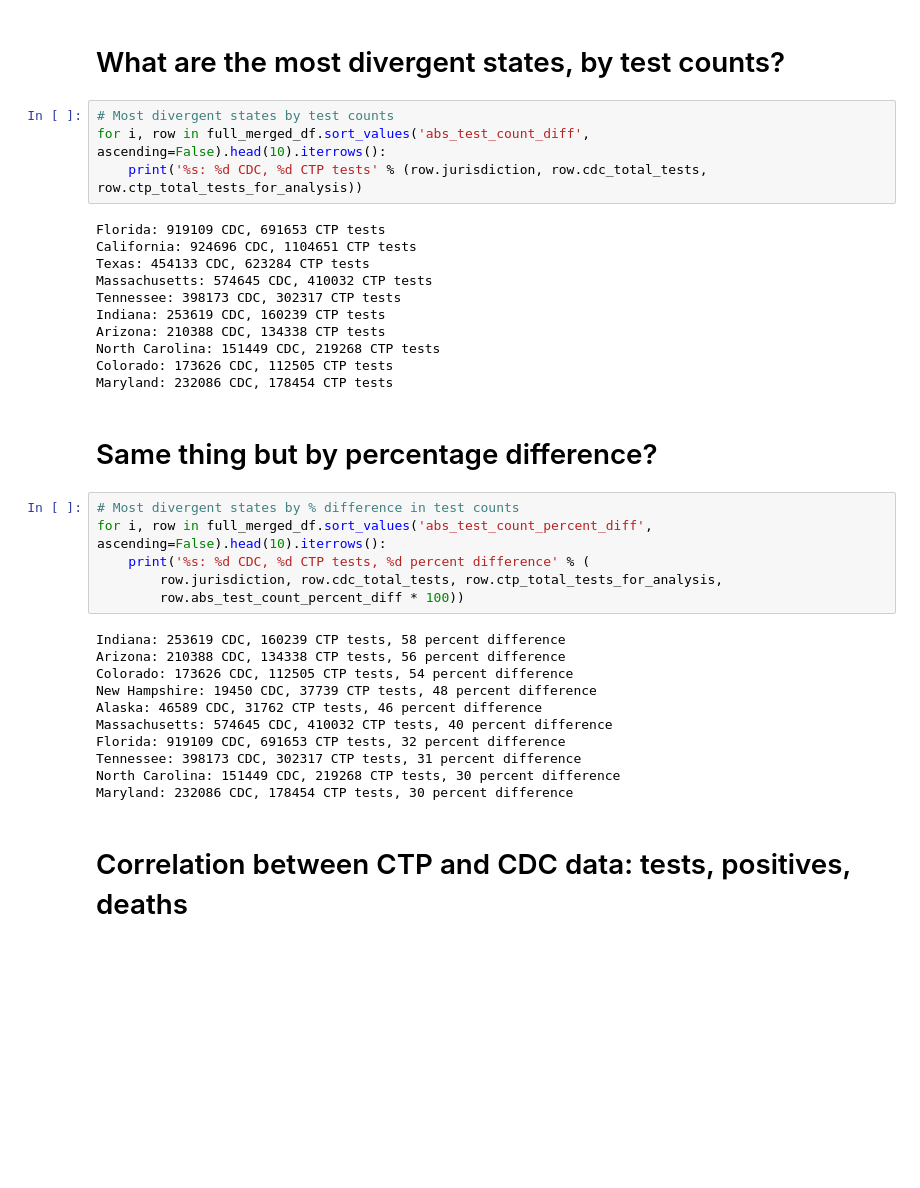
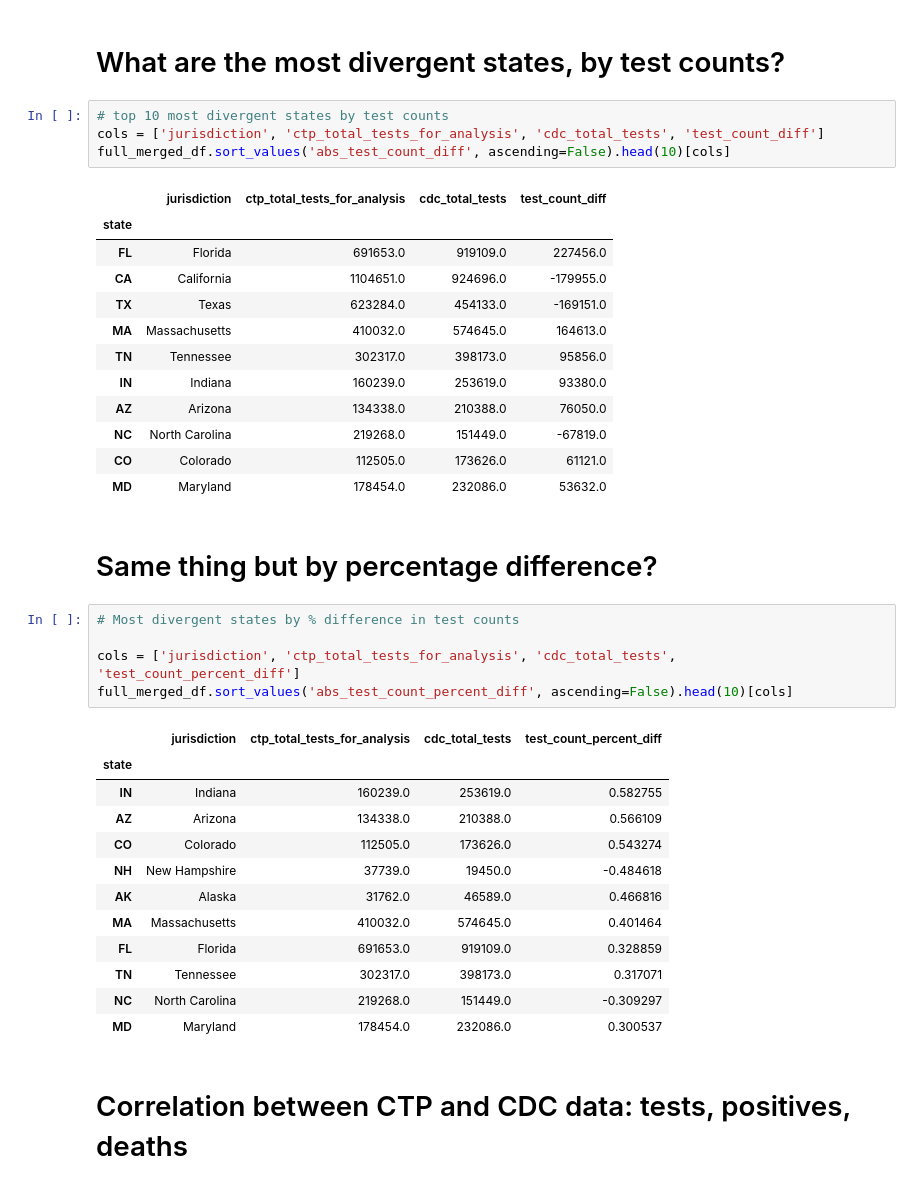
Before and after one commit to COVID19Tracking/cdc-comparison, a Jupyter notebook: CDC vs CTP comparison.ipynb, the cells around one changed output. Cells and saved outputs as stored; diff of their text form; blank space fills up the shorter version.

```diff
--- a/CDC vs CTP comparison.ipynb
+++ b/CDC vs CTP comparison.ipynb
@@ -134,39 +189,42 @@ Over 25 percent: 13 states
 # %% [markdown]
 # What are the most divergent states, by test counts?
 # %%
-# Most divergent states by test counts
-for i, row in full_merged_df.sort_values('abs_test_count_diff', ascending=False).head(10).iterrows():
-    print('%s: %d CDC, %d CTP tests' % (row.jurisdiction, row.cdc_total_tests, row.ctp_total_tests_for_analysis))
+# top 10 most divergent states by test counts
+cols = ['jurisdiction', 'ctp_total_tests_for_analysis', 'cdc_total_tests', 'test_count_diff']
+full_merged_df.sort_values('abs_test_count_diff', ascending=False).head(10)[cols]
 # %% [output]
-Florida: 919109 CDC, 691653 CTP tests
-California: 924696 CDC, 1104651 CTP tests
-Texas: 454133 CDC, 623284 CTP tests
-Massachusetts: 574645 CDC, 410032 CTP tests
-Tennessee: 398173 CDC, 302317 CTP tests
-Indiana: 253619 CDC, 160239 CTP tests
-Arizona: 210388 CDC, 134338 CTP tests
-North Carolina: 151449 CDC, 219268 CTP tests
-Colorado: 173626 CDC, 112505 CTP tests
-Maryland: 232086 CDC, 178454 CTP tests
+|  | jurisdiction | ctp_total_tests_for_analysis | cdc_total_tests | test_count_diff |
+| state |  |  |  |  |
+| FL | Florida | 691653.0 | 919109.0 | 227456.0 |
+| CA | California | 1104651.0 | 924696.0 | -179955.0 |
+| TX | Texas | 623284.0 | 454133.0 | -169151.0 |
+| MA | Massachusetts | 410032.0 | 574645.0 | 164613.0 |
+| TN | Tennessee | 302317.0 | 398173.0 | 95856.0 |
+| IN | Indiana | 160239.0 | 253619.0 | 93380.0 |
+| AZ | Arizona | 134338.0 | 210388.0 | 76050.0 |
+| NC | North Carolina | 219268.0 | 151449.0 | -67819.0 |
+| CO | Colorado | 112505.0 | 173626.0 | 61121.0 |
+| MD | Maryland | 178454.0 | 232086.0 | 53632.0 |
 # %% [markdown]
 # Same thing but by percentage difference?
 # %%
 # Most divergent states by % difference in test counts
-for i, row in full_merged_df.sort_values('abs_test_count_percent_diff', ascending=False).head(10).iterrows():
-    print('%s: %d CDC, %d CTP tests, %d percent difference' % (
-        row.jurisdiction, row.cdc_total_tests, row.ctp_total_tests_for_analysis,
-        row.abs_test_count_percent_diff * 100))
+
+cols = ['jurisdiction', 'ctp_total_tests_for_analysis', 'cdc_total_tests', 'test_count_percent_diff']
+full_merged_df.sort_values('abs_test_count_percent_diff', ascending=False).head(10)[cols]
 # %% [output]
-Indiana: 253619 CDC, 160239 CTP tests, 58 percent difference
-Arizona: 210388 CDC, 134338 CTP tests, 56 percent difference
-Colorado: 173626 CDC, 112505 CTP tests, 54 percent difference
-New Hampshire: 19450 CDC, 37739 CTP tests, 48 percent difference
-Alaska: 46589 CDC, 31762 CTP tests, 46 percent difference
-Massachusetts: 574645 CDC, 410032 CTP tests, 40 percent difference
-Florida: 919109 CDC, 691653 CTP tests, 32 percent difference
-Tennessee: 398173 CDC, 302317 CTP tests, 31 percent difference
-North Carolina: 151449 CDC, 219268 CTP tests, 30 percent difference
-Maryland: 232086 CDC, 178454 CTP tests, 30 percent difference
+|  | jurisdiction | ctp_total_tests_for_analysis | cdc_total_tests | test_count_percent_diff |
+| state |  |  |  |  |
+| IN | Indiana | 160239.0 | 253619.0 | 0.582755 |
+| AZ | Arizona | 134338.0 | 210388.0 | 0.566109 |
+| CO | Colorado | 112505.0 | 173626.0 | 0.543274 |
+| NH | New Hampshire | 37739.0 | 19450.0 | -0.484618 |
+| AK | Alaska | 31762.0 | 46589.0 | 0.466816 |
+| MA | Massachusetts | 410032.0 | 574645.0 | 0.401464 |
+| FL | Florida | 691653.0 | 919109.0 | 0.328859 |
+| TN | Tennessee | 302317.0 | 398173.0 | 0.317071 |
+| NC | North Carolina | 219268.0 | 151449.0 | -0.309297 |
+| MD | Maryland | 178454.0 | 232086.0 | 0.300537 |
 # %% [markdown]
 # Correlation between CTP and CDC data: tests, positives, deaths
 # %%
```
Also changed, not shown: parts of 7 cells of this notebook, 6 other files.
